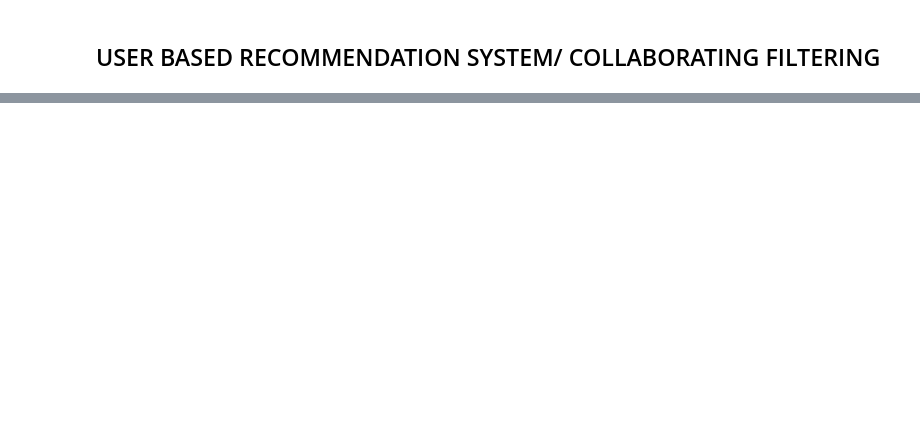
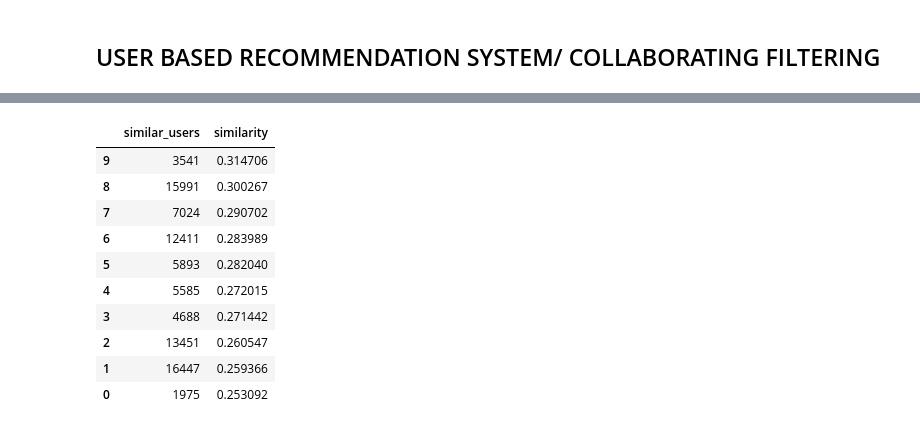
Before and after one commit to PoojaKuniyal/Anime-Recommender, a Jupyter notebook: notebook/anime.ipynb, the cells around one changed output, grey strips where cells are left out. Drawn from its saved outputs; the diff is of its cells as text; code cells hidden in the pictures; blank space fills up the shorter version.

```diff
--- a/notebook/anime.ipynb
+++ b/notebook/anime.ipynb
@@ -517,29 +522,52 @@ find_similar_animes(
 # %%
-# FIND THE SIMILAR USER TO A GIVEN USER
+def find_similar_users(item_input , user_weights , user2user_encoded , user2user_decoded, n=10 , return_dist=False,neg=False):
+    try:
+        index=item_input
+        encoded_index = user2user_encoded.get(index)
 
-def find_similar_users(item_input, user_weights, user2user_encoded,
-                       user2user_decoded,n=10, return_dist=False, neg=False ):
-    try:
-        index = item_input
-        encoded_index = user2user_encoded.get(index)
-        weghts = user_weights
-        dists = np.dot(weights, weights[encoded_index])
+        weights = user_weights
+
+        dists = np.dot(weights,weights[encoded_index])
         sorted_dists = np.argsort(dists)
 
-        n =n+1
+        n=n+1
 
         if neg:
             closest = sorted_dists[:n]
         else:
             closest = sorted_dists[-n:]
 
+
         if return_dist:
-            return dists, closest
+            return dists,closest
 
         SimilarityArr = []
+
         for close in closest:
             similarity = dists[close]
 
-            if isinstance(item_input, int): # user id is integer
+            if isinstance(item_input,int):
                 decoded_id = user2user_decoded.get(close)
-                SimilarityArr.append()
+                SimilarityArr.append({
+                    "similar_users" : decoded_id,
+                    "similarity" : similarity
+                })
+        similar_users = pd.DataFrame(SimilarityArr).sort_values(by="similarity",ascending=False)
+        similar_users = similar_users[similar_users.similar_users != item_input]
+        return similar_users
+    except Exception as e:
+        print("Error Occured",e)
+# %%
+find_similar_users(int(11880),user_weights,user2user_encoded,user2user_decoded)
+# %% [output]
+|  | similar_users | similarity |
+| 9 | 3541 | 0.314706 |
+| 8 | 15991 | 0.300267 |
+| 7 | 7024 | 0.290702 |
+| 6 | 12411 | 0.283989 |
+| 5 | 5893 | 0.282040 |
+| 4 | 5585 | 0.272015 |
+| 3 | 4688 | 0.271442 |
+| 2 | 13451 | 0.260547 |
+| 1 | 16447 | 0.259366 |
+| 0 | 1975 | 0.253092 |
```
Also changed, not shown: parts of 33 cells of this notebook, 14 other files.
